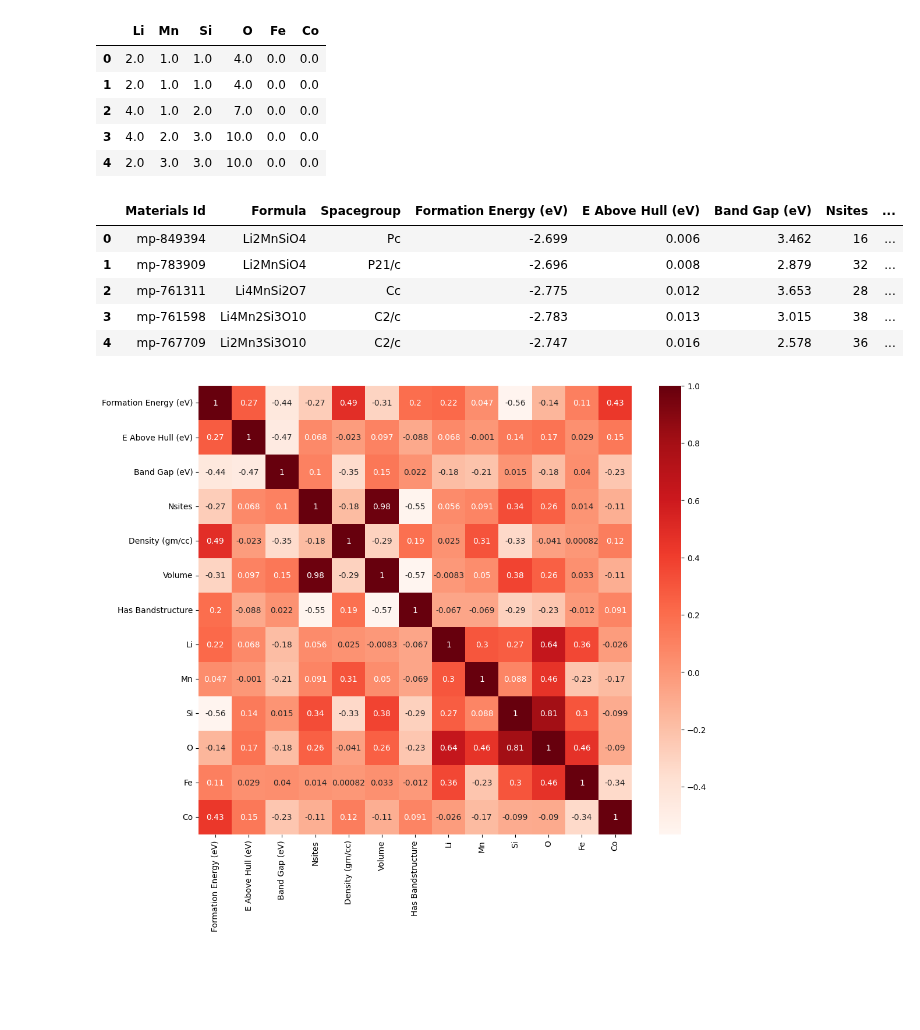
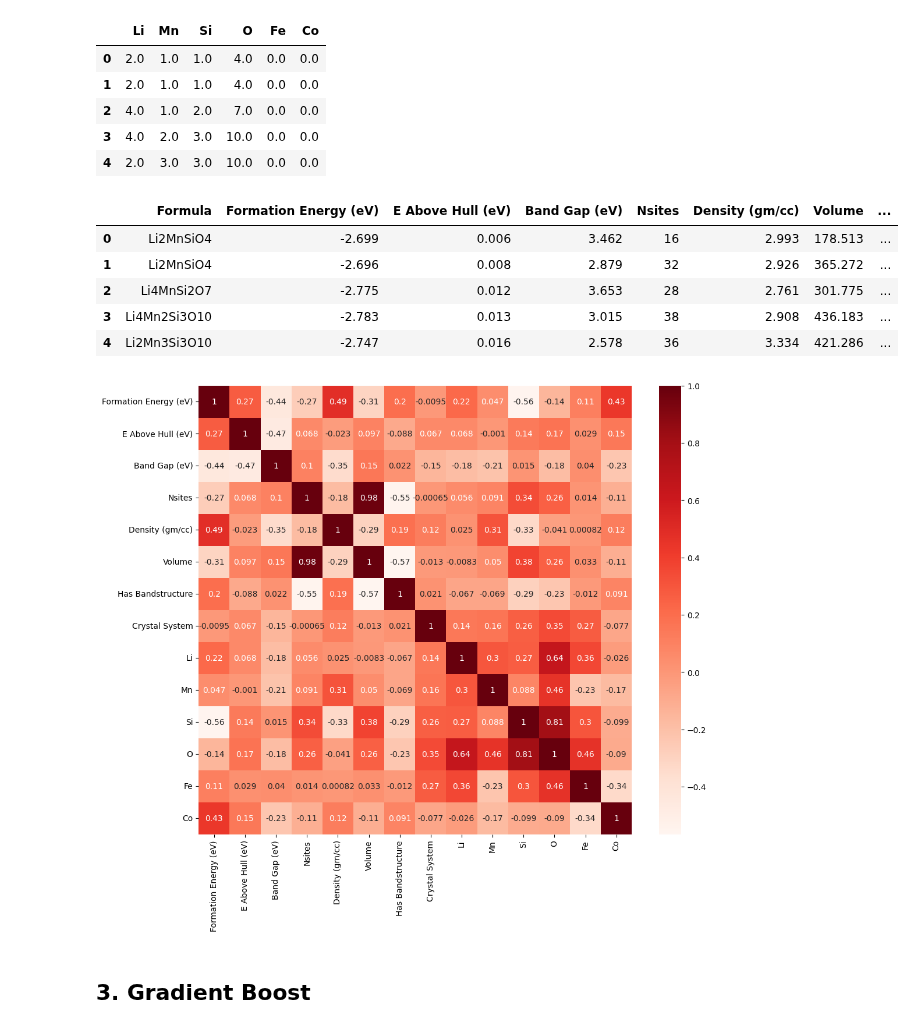
Before and after one commit to tieuandpepper/CHEE6397_HWs, a Jupyter notebook: Project/project.ipynb, the cells around one changed output. Saved outputs shown, nothing was run; the diff lists cells and outputs as text; code cells hidden in the pictures; blank space fills up the shorter version.

```diff
--- a/Project/project.ipynb
+++ b/Project/project.ipynb
@@ -31 +16,3 @@ data = pd.read_csv('https://gist.githubusercontent.com/1048610037/6f383231518bcc
+# %%
+raw_data = pd.read_csv('data/lithium-ion batteries.csv')
 # %%
@@ -39,0 +29,8 @@ data.head()
+# %%
+data = raw_data.drop(["Materials Id","Spacegroup"], axis=1)
+# %%
+chrystal_sys_list = data["Crystal System"].unique()
+for idx,sys in enumerate(chrystal_sys_list):
+    print("Encode {} as {}".format(sys,idx))
+    data["Crystal System"].replace(sys,idx,inplace=True)
+data.head()
@@ -40,6 +47,5 @@ data.head()
 # %%
-nn=data.Formula.apply(cp.parse_formula)
-
+nn = data["Formula"].apply(cp.parse_formula)
 nn = pd.json_normalize(nn)
 nn = nn.fillna(0)
 nn.head()
@@ -54,16 +60,18 @@ nn.head()
 data=data.join(nn)
 data.head()
 # %% [output]
-|  | Materials Id | Formula | Spacegroup | Formation Energy (eV) | E Above Hull (eV) | Band Gap (eV) | Nsites | ... |
-| 0 | mp-849394 | Li2MnSiO4 | Pc | -2.699 | 0.006 | 3.462 | 16 | ... |
-| 1 | mp-783909 | Li2MnSiO4 | P21/c | -2.696 | 0.008 | 2.879 | 32 | ... |
-| 2 | mp-761311 | Li4MnSi2O7 | Cc | -2.775 | 0.012 | 3.653 | 28 | ... |
-| 3 | mp-761598 | Li4Mn2Si3O10 | C2/c | -2.783 | 0.013 | 3.015 | 38 | ... |
-| 4 | mp-767709 | Li2Mn3Si3O10 | C2/c | -2.747 | 0.016 | 2.578 | 36 | ... |
+|  | Formula | Formation Energy (eV) | E Above Hull (eV) | Band Gap (eV) | Nsites | Density (gm/cc) | Volume | ... |
+| 0 | Li2MnSiO4 | -2.699 | 0.006 | 3.462 | 16 | 2.993 | 178.513 | ... |
+| 1 | Li2MnSiO4 | -2.696 | 0.008 | 2.879 | 32 | 2.926 | 365.272 | ... |
+| 2 | Li4MnSi2O7 | -2.775 | 0.012 | 3.653 | 28 | 2.761 | 301.775 | ... |
+| 3 | Li4Mn2Si3O10 | -2.783 | 0.013 | 3.015 | 38 | 2.908 | 436.183 | ... |
+| 4 | Li2Mn3Si3O10 | -2.747 | 0.016 | 2.578 | 36 | 3.334 | 421.286 | ... |
 # %%
-correlations = data.corr()
+correlations = data.loc[:, ~data.columns.isin(['Formula'])].corr()
 plt.figure(figsize=(12,10))
 sns.heatmap(correlations, annot=True,cmap=plt.cm.Reds)
 plt.show()
 # %% [output]
-[figure, old version]
+[figure, new version]
+# %% [markdown]
+## 3. Gradient Boost ##
```
Also changed, not shown: parts of 21 cells of this notebook, 1 other file.
